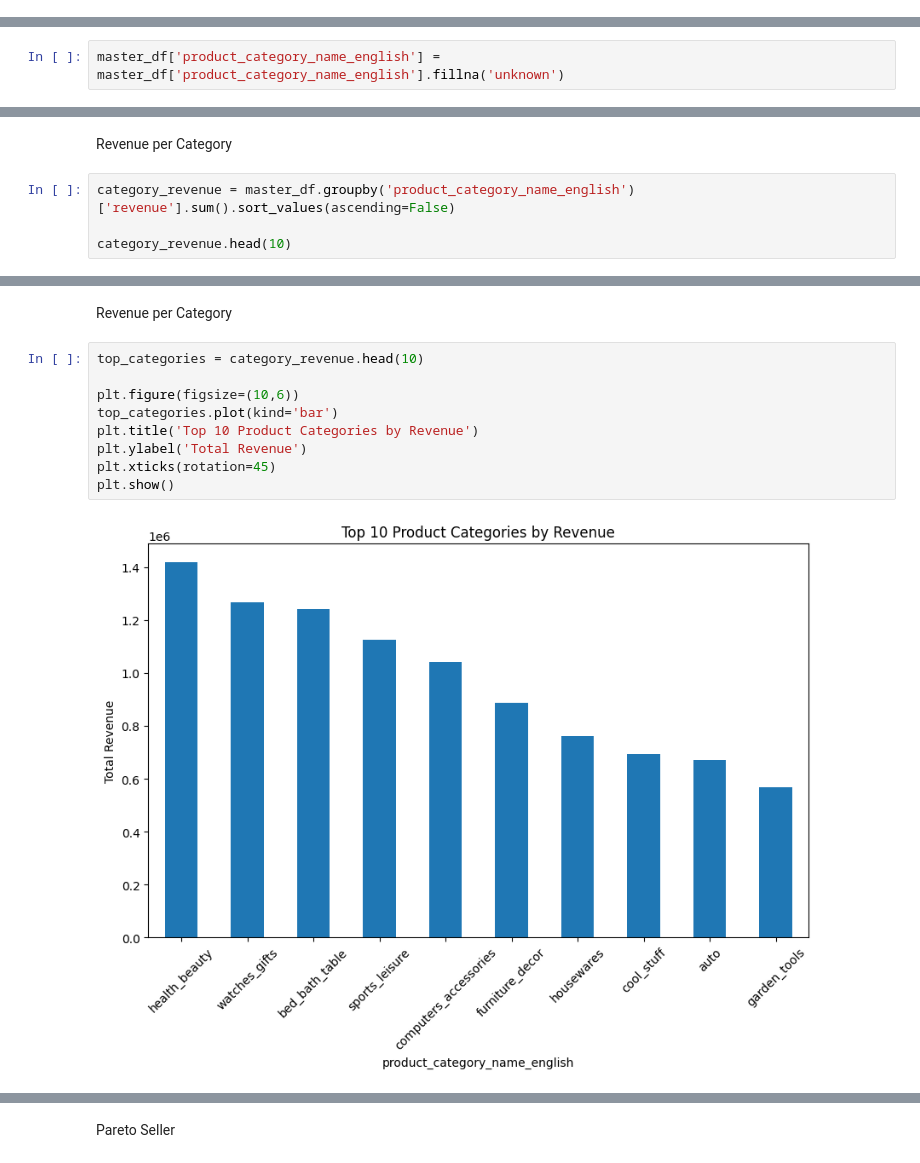
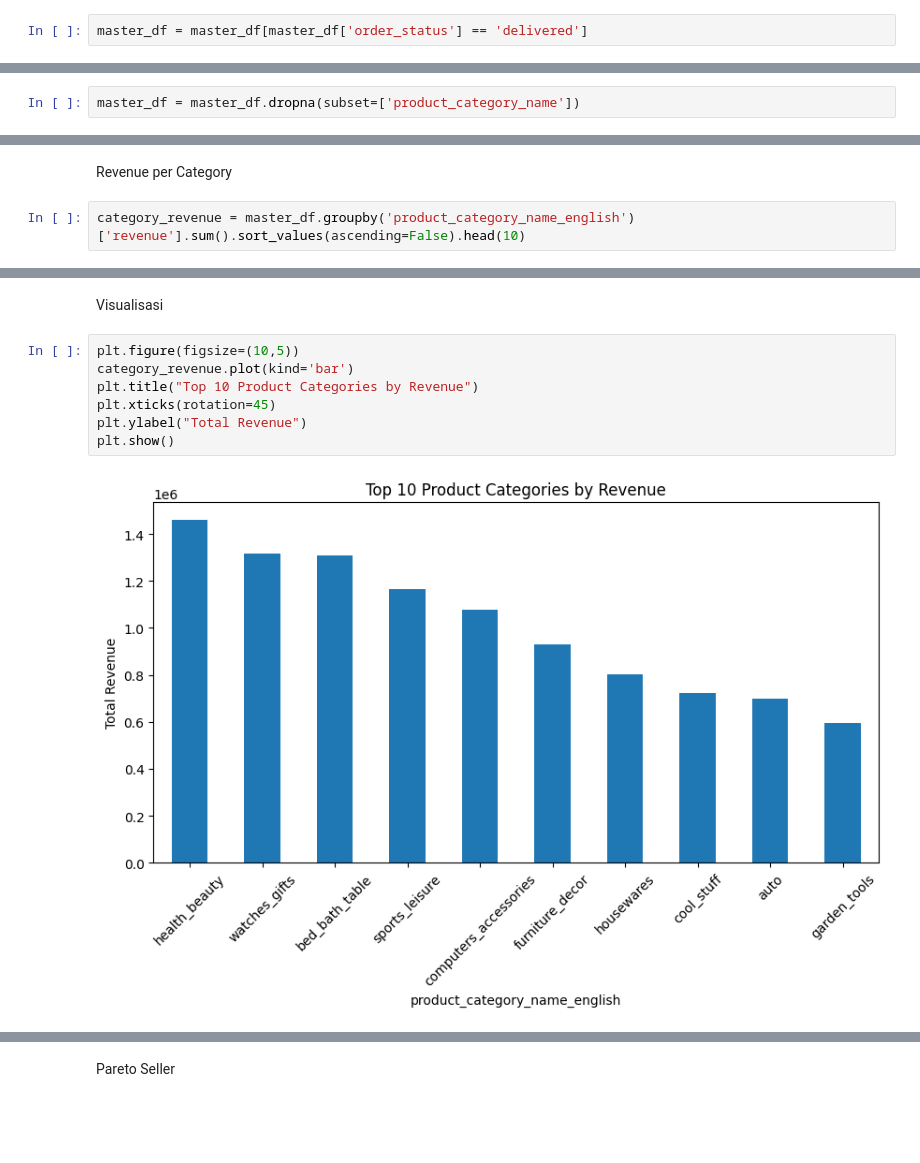
Before and after one commit to davidwesly/ecommerce-dashboard, a Jupyter notebook: notebook.ipynb, the cells around one changed output, grey strips where cells are left out. Drawn from its saved outputs; the diff is of its cells as text; blank space fills up the shorter version.

```diff
--- a/notebook.ipynb
+++ b/notebook.ipynb
@@ -201,0 +217,2 @@ master_df = master_df.merge(order_reviews[['order_id','review_score']],
+# %%
+master_df = master_df[master_df['order_status'] == 'delivered']
@@ -201,0 +229,2 @@ master_df = master_df.merge(order_reviews[['order_id','review_score']],
+# %%
+master_df = master_df.dropna(subset=['product_category_name'])
@@ -240,2 +283,0 @@ dtype: int64
-# %%
-master_df['product_category_name_english'] = master_df['product_category_name_english'].fillna('unknown')
@@ -853,6 +793,4 @@ PRODUCT CATEGORY PERFORMANCE ANALYSIS
 # %% [markdown]
 Revenue per Category
 # %%
-category_revenue = master_df.groupby('product_category_name_english')['revenue'].sum().sort_values(ascending=False)
-
-category_revenue.head(10)
+category_revenue = master_df.groupby('product_category_name_english')['revenue'].sum().sort_values(ascending=False).head(10)
@@ -869,13 +797,11 @@ dtype: float64
-# %% [markdown]
-Revenue per Category
+# %% [markdown]
+Visualisasi
 # %%
-top_categories = category_revenue.head(10)
-
-plt.figure(figsize=(10,6))
-top_categories.plot(kind='bar')
-plt.title('Top 10 Product Categories by Revenue')
-plt.ylabel('Total Revenue')
+plt.figure(figsize=(10,5))
+category_revenue.plot(kind='bar')
+plt.title("Top 10 Product Categories by Revenue")
 plt.xticks(rotation=45)
+plt.ylabel("Total Revenue")
 plt.show()
 # %% [output]
-[figure, old version]
+[figure, new version]
```
Also changed, not shown: parts of 210 cells of this notebook.
